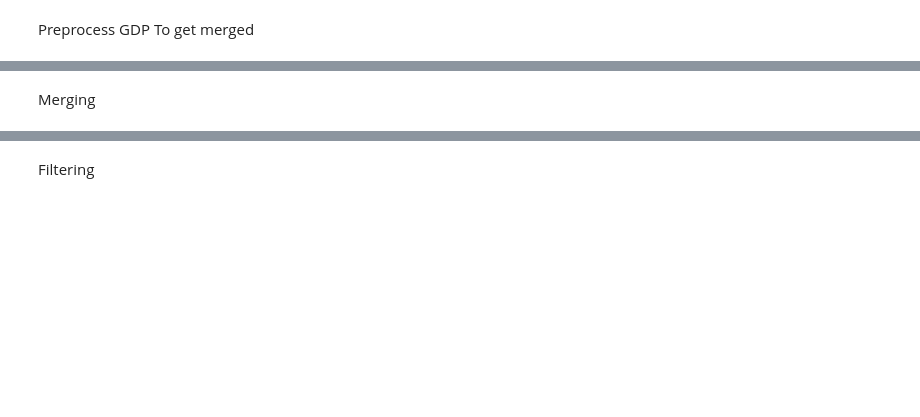
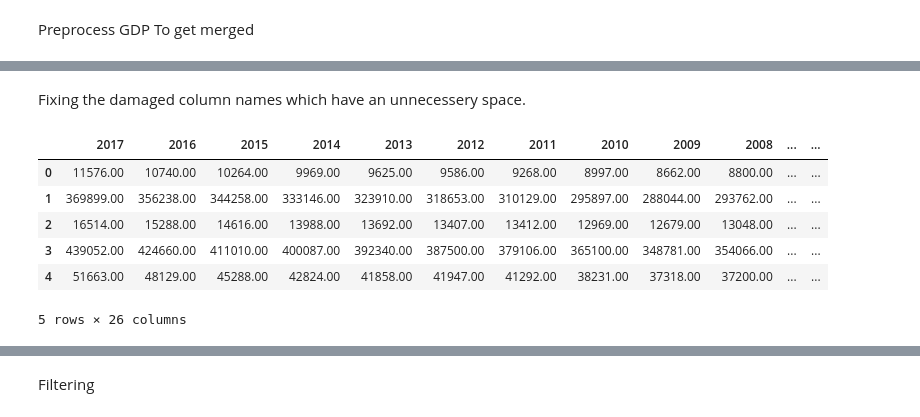
Before and after one commit to 1vecera/Data_Based, a Jupyter notebook: Data_Based1.ipynb, the cells around one changed output, grey strips where cells are left out. Cells and saved outputs as stored; diff of their text form; code cells hidden in the pictures; blank space fills up the shorter version.

```diff
--- a/Data_Based1.ipynb
+++ b/Data_Based1.ipynb
@@ -37,8 +62,8 @@ gdp_normed["type"], gdp_normed["item"], gdp_normed["Label"] = ["gdp","gdp","gdp"
 df["type"], df["item"], df["country"] = df.iloc[:,0].str.split(",").str
 # %%
 df.drop(columns="na_item,aggreg,geo\\time", inplace = True)
-# %% [markdown]
-Merging
+# %% [markdown]
+Fixing the damaged column names which have an unnecessery space.
 # %%
 df.loc[:,:"1995 "] = df.loc[:,:"1995 "].apply(pd.to_numeric, errors='coerce', downcast = "integer")
 # %%
@@ -49,6 +74,16 @@ other_columns = df.columns[-3:].to_list()
 nr_columns.extend(other_columns)
 # %%
 df.columns = nr_columns
+# %%
+df.head() #The large talbe
+# %% [output]
+|  | 2017 | 2016 | 2015 | 2014 | 2013 | 2012 | 2011 | 2010 | 2009 | 2008 | ... | ... |
+| 0 | 11576.00 | 10740.00 | 10264.00 | 9969.00 | 9625.00 | 9586.00 | 9268.00 | 8997.00 | 8662.00 | 8800.00 | ... | ... |
+| 1 | 369899.00 | 356238.00 | 344258.00 | 333146.00 | 323910.00 | 318653.00 | 310129.00 | 295897.00 | 288044.00 | 293762.00 | ... | ... |
+| 2 | 16514.00 | 15288.00 | 14616.00 | 13988.00 | 13692.00 | 13407.00 | 13412.00 | 12969.00 | 12679.00 | 13048.00 | ... | ... |
+| 3 | 439052.00 | 424660.00 | 411010.00 | 400087.00 | 392340.00 | 387500.00 | 379106.00 | 365100.00 | 348781.00 | 354066.00 | ... | ... |
+| 4 | 51663.00 | 48129.00 | 45288.00 | 42824.00 | 41858.00 | 41947.00 | 41292.00 | 38231.00 | 37318.00 | 37200.00 | ... | ... |
+5 rows × 26 columns
 # %%
 gdp.reset_index(inplace = True)
 # %%
```
Also changed, not shown: parts of 27 cells of this notebook, 3 other files.
